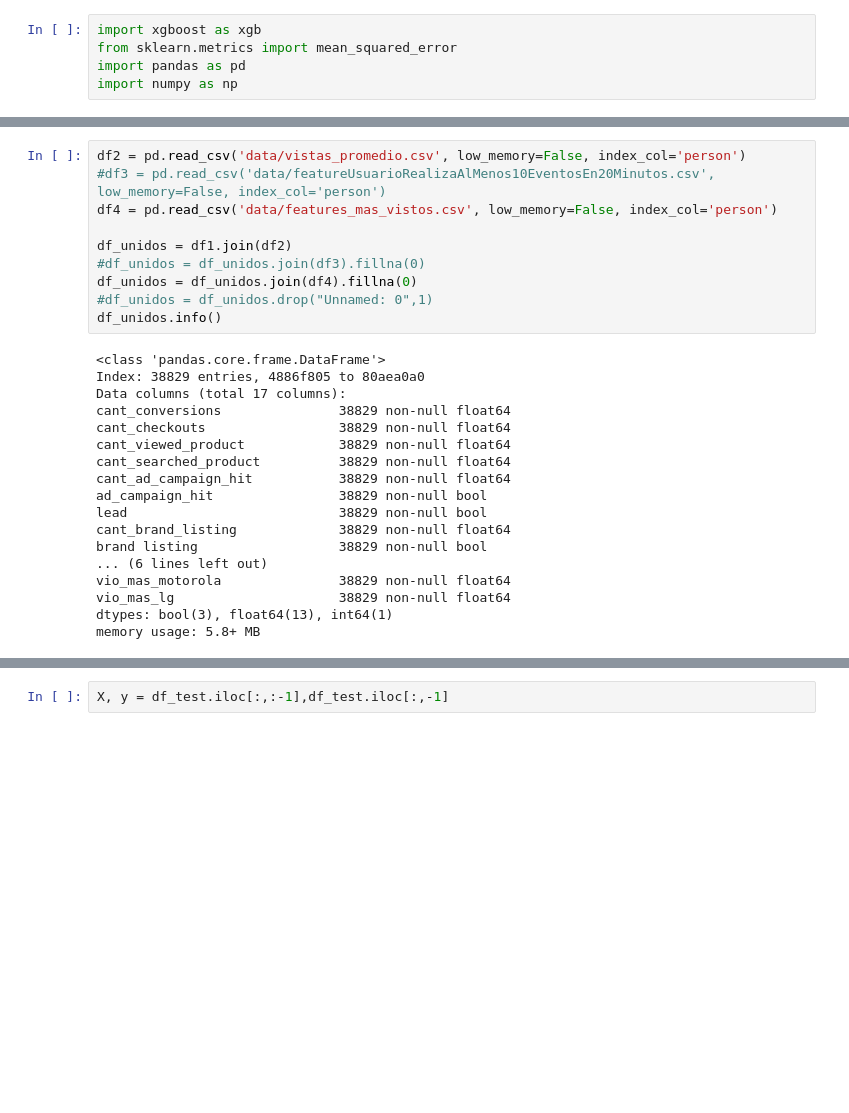
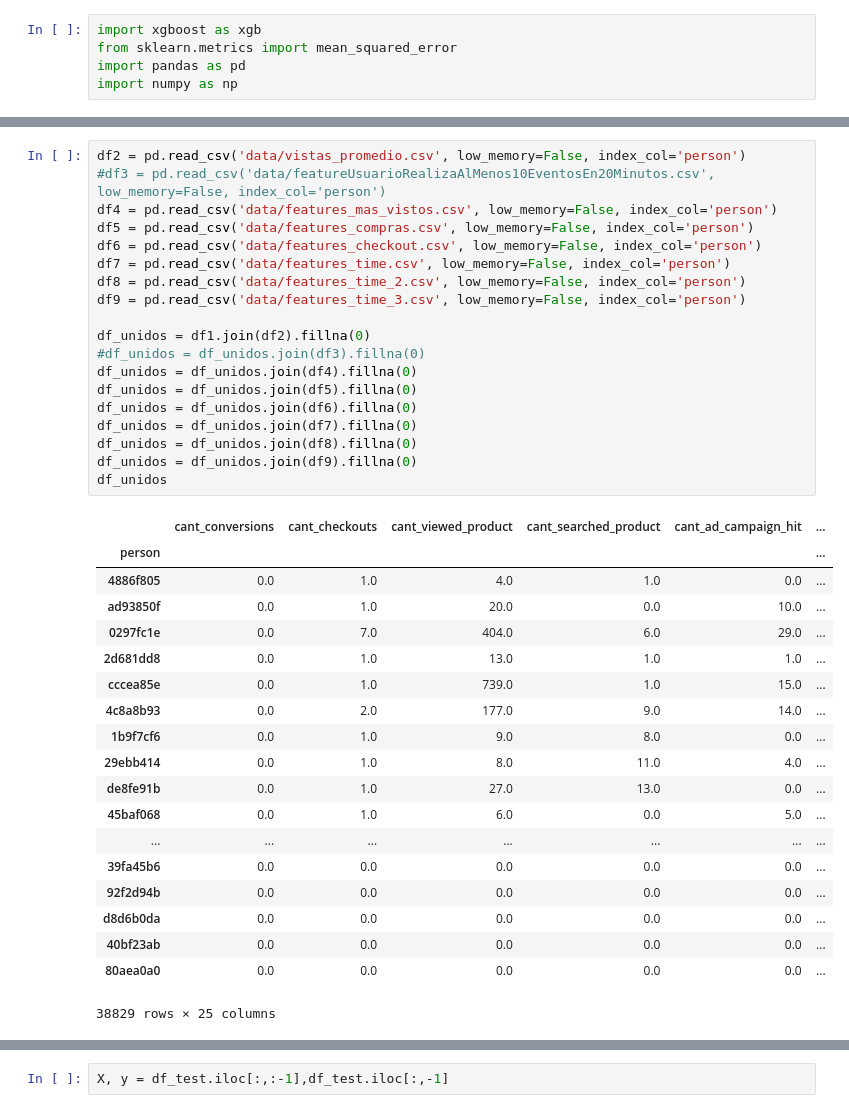
Before and after one commit to ConstanzaGonzalez/DatataFrita, a Jupyter notebook: tp2/Xgboost.ipynb, the cells around one changed output, grey strips where cells are left out. Cells and saved outputs as stored; diff of their text form; blank space fills up the shorter version.

```diff
--- a/tp2/Xgboost.ipynb
+++ b/tp2/Xgboost.ipynb
@@ -28,31 +28,42 @@ memory usage: 3.1+ MB
 # %%
 df2 = pd.read_csv('data/vistas_promedio.csv', low_memory=False, index_col='person')
 #df3 = pd.read_csv('data/featureUsuarioRealizaAlMenos10EventosEn20Minutos.csv', low_memory=False, index_col='person')
 df4 = pd.read_csv('data/features_mas_vistos.csv', low_memory=False, index_col='person')
+df5 = pd.read_csv('data/features_compras.csv', low_memory=False, index_col='person')
+df6 = pd.read_csv('data/features_checkout.csv', low_memory=False, index_col='person')
+df7 = pd.read_csv('data/features_time.csv', low_memory=False, index_col='person')
+df8 = pd.read_csv('data/features_time_2.csv', low_memory=False, index_col='person')
+df9 = pd.read_csv('data/features_time_3.csv', low_memory=False, index_col='person')
 
-df_unidos = df1.join(df2)
+df_unidos = df1.join(df2).fillna(0)
 #df_unidos = df_unidos.join(df3).fillna(0)
 df_unidos = df_unidos.join(df4).fillna(0)
-#df_unidos = df_unidos.drop("Unnamed: 0",1)
-df_unidos.info()
+df_unidos = df_unidos.join(df5).fillna(0)
+df_unidos = df_unidos.join(df6).fillna(0)
+df_unidos = df_unidos.join(df7).fillna(0)
+df_unidos = df_unidos.join(df8).fillna(0)
+df_unidos = df_unidos.join(df9).fillna(0)
+df_unidos
 # %% [output]
+|  | cant_conversions | cant_checkouts | cant_viewed_product | cant_searched_product | cant_ad_campaign_hit | ... |
+| person |  |  |  |  |  | ... |
+| 4886f805 | 0.0 | 1.0 | 4.0 | 1.0 | 0.0 | ... |
+| ad93850f | 0.0 | 1.0 | 20.0 | 0.0 | 10.0 | ... |
+| 0297fc1e | 0.0 | 7.0 | 404.0 | 6.0 | 29.0 | ... |
+| 2d681dd8 | 0.0 | 1.0 | 13.0 | 1.0 | 1.0 | ... |
+| cccea85e | 0.0 | 1.0 | 739.0 | 1.0 | 15.0 | ... |
+| 4c8a8b93 | 0.0 | 2.0 | 177.0 | 9.0 | 14.0 | ... |
+| 1b9f7cf6 | 0.0 | 1.0 | 9.0 | 8.0 | 0.0 | ... |
+| 29ebb414 | 0.0 | 1.0 | 8.0 | 11.0 | 4.0 | ... |
+| de8fe91b | 0.0 | 1.0 | 27.0 | 13.0 | 0.0 | ... |
+| 45baf068 | 0.0 | 1.0 | 6.0 | 0.0 | 5.0 | ... |
+| ... | ... | ... | ... | ... | ... | ... |
+| 39fa45b6 | 0.0 | 0.0 | 0.0 | 0.0 | 0.0 | ... |
+| 92f2d94b | 0.0 | 0.0 | 0.0 | 0.0 | 0.0 | ... |
+| d8d6b0da | 0.0 | 0.0 | 0.0 | 0.0 | 0.0 | ... |
+| 40bf23ab | 0.0 | 0.0 | 0.0 | 0.0 | 0.0 | ... |
+| 80aea0a0 | 0.0 | 0.0 | 0.0 | 0.0 | 0.0 | ... |
-<class 'pandas.core.frame.DataFrame'>
-Index: 38829 entries, 4886f805 to 80aea0a0
-Data columns (total 17 columns):
-cant_conversions               38829 non-null float64
-cant_checkouts                 38829 non-null float64
-cant_viewed_product            38829 non-null float64
-cant_searched_product          38829 non-null float64
-cant_ad_campaign_hit           38829 non-null float64
-ad_campaign_hit                38829 non-null bool
-lead                           38829 non-null bool
-cant_brand_listing             38829 non-null float64
-brand listing                  38829 non-null bool
-... (6 lines left out)
-vio_mas_motorola               38829 non-null float64
-vio_mas_lg                     38829 non-null float64
-dtypes: bool(3), float64(13), int64(1)
-memory usage: 5.8+ MB
+38829 rows × 25 columns
 # %%
 labels = pd.read_csv('data/labels_training_set.csv', low_memory=False, index_col='person')
 
```
Also changed, not shown: parts of 10 cells of this notebook, 5 other files.
